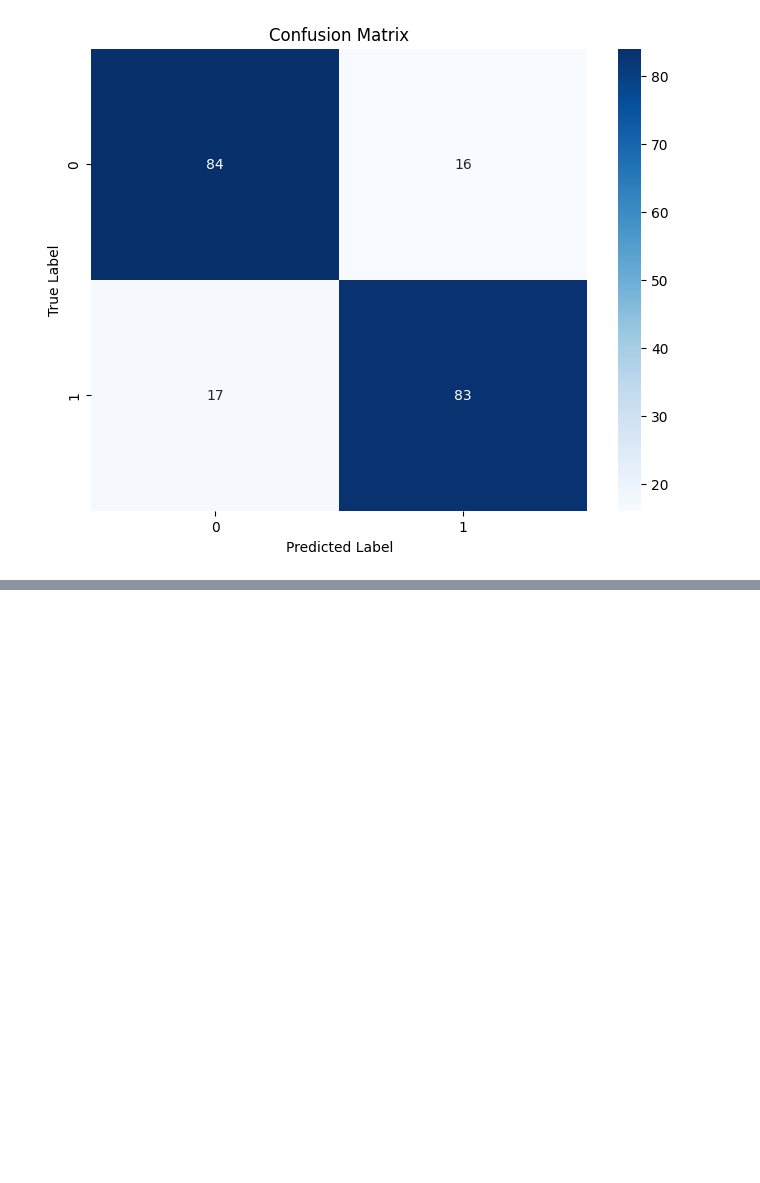
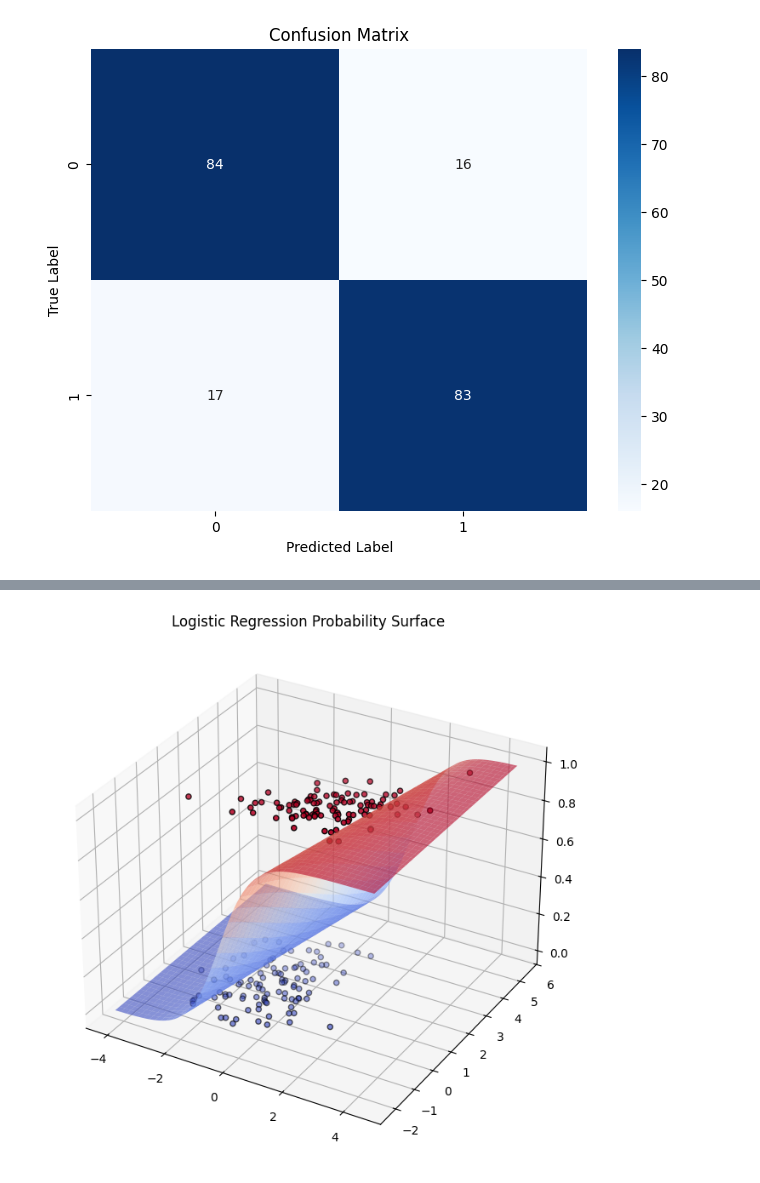
Before and after one commit to thompgt/ML-Under-The-Hood, a Jupyter notebook: notebooks/02_Logistic_Regression.ipynb, the cells around one changed output, grey strips where cells are left out. Cells and saved outputs as stored; diff of their text form; code cells hidden in the pictures; blank space fills up the shorter version.

```diff
--- a/notebooks/02_Logistic_Regression.ipynb
+++ b/notebooks/02_Logistic_Regression.ipynb
@@ -164,0 +185,18 @@ plt.show()
+# %%
+
+# 2. Probability Surface (3D)
+x_min, x_max = X[:, 0].min() - 1, X[:, 0].max() + 1
+y_min, y_max = X[:, 1].min() - 1, X[:, 1].max() + 1
+xx, yy = np.meshgrid(np.arange(x_min, x_max, 0.1), np.arange(y_min, y_max, 0.1))
+probs = model.predict_prob(np.c_[xx.ravel(), yy.ravel()])
+probs = probs.reshape(xx.shape)
+
+from mpl_toolkits.mplot3d import Axes3D
+fig = plt.figure(figsize=(10, 8))
+ax = fig.add_subplot(111, projection='3d')
+ax.plot_surface(xx, yy, probs, cmap='coolwarm', alpha=0.6)
+ax.scatter(X[:, 0], X[:, 1], y, c=y, cmap='coolwarm', edgecolors='k')
+ax.set_title('Logistic Regression Probability Surface')
+plt.show()
+# %% [output]
+[figure, added]
```
Also changed, not shown: parts of 2 cells of this notebook, 29 other files.
